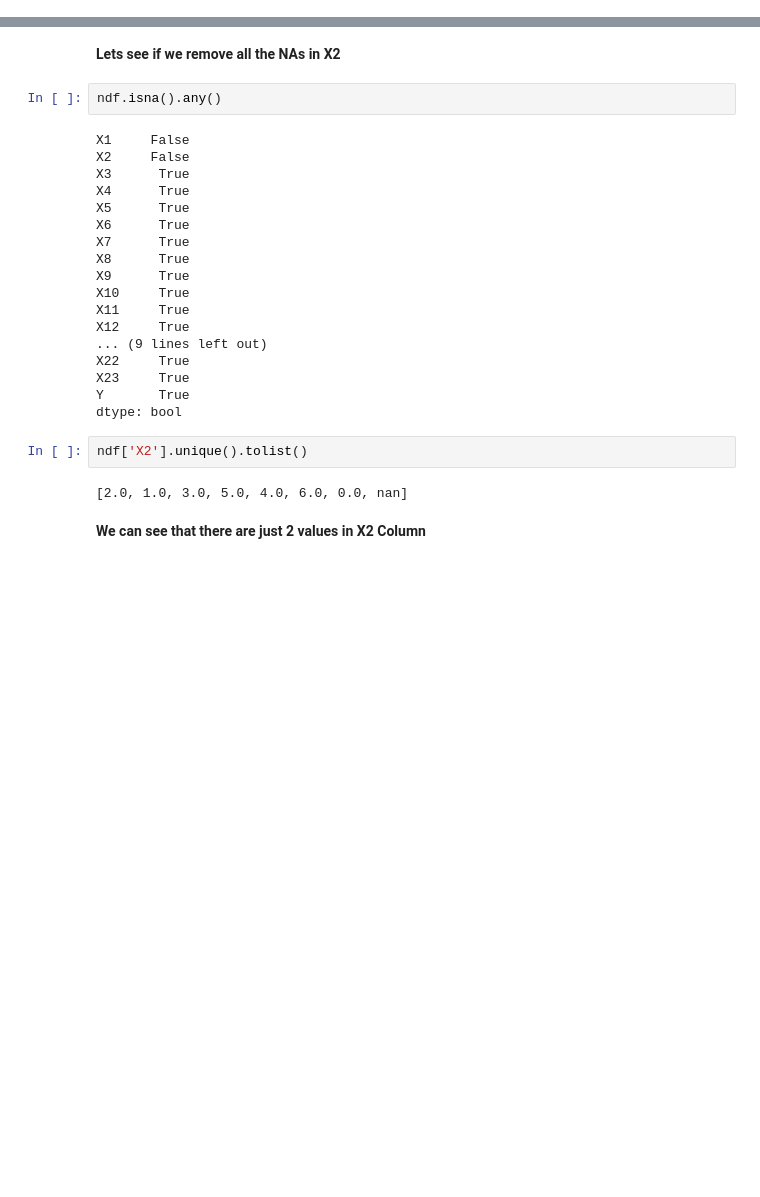
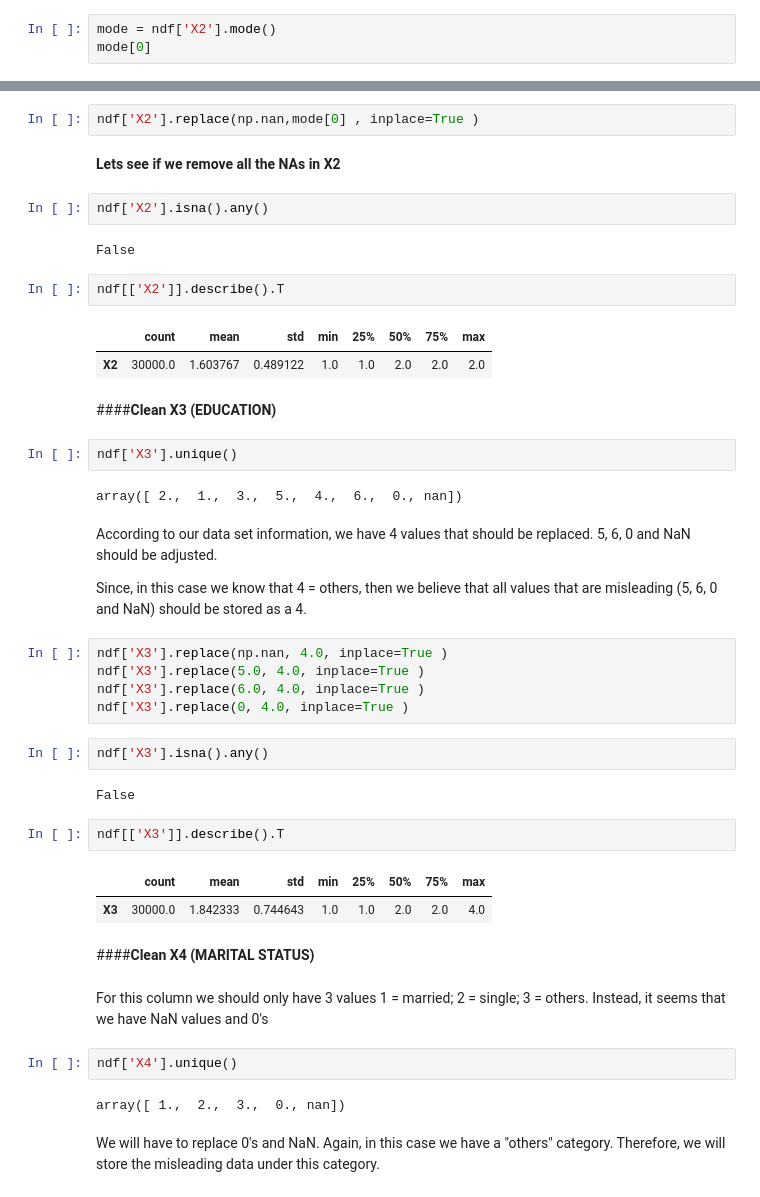
Before and after one commit to PosgradoMNA/actividades-de-aprendizaje-rafaelsangarcia, a Jupyter notebook: Semana6/Actividad/ Visualizacion_A01182780.ipynb, the cells around one changed output, grey strips where cells are left out. Cells and saved outputs as stored; diff of their text form; blank space fills up the shorter version.

```diff
--- a/Semana6/Actividad/ Visualizacion_A01182780.ipynb
+++ b/Semana6/Actividad/ Visualizacion_A01182780.ipynb
@@ -172,0 +173,3 @@ ndf[ndf['X2'].isna()]
+# %%
+mode = ndf['X2'].mode()
+mode[0]
@@ -173,28 +178,47 @@ ndf[ndf['X2'].isna()]
+# %%
+ndf['X2'].replace(np.nan,mode[0] , inplace=True )
 # %% [markdown]
 **Lets see if we remove all the NAs in X2**
 # %%
-ndf.isna().any()
+ndf['X2'].isna().any()
 # %% [output]
-X1     False
-X2     False
-X3      True
-X4      True
-X5      True
-X6      True
-X7      True
-X8      True
-X9      True
-X10     True
-X11     True
-X12     True
-... (9 lines left out)
-X22     True
-X23     True
-Y       True
-dtype: bool
+False
+# %%
+ndf[['X2']].describe().T
+# %% [output]
+|  | count | mean | std | min | 25% | 50% | 75% | max |
+| X2 | 30000.0 | 1.603767 | 0.489122 | 1.0 | 1.0 | 2.0 | 2.0 | 2.0 |
+# %% [markdown]
+####**Clean X3 (EDUCATION)**
 # %%
-ndf['X2'].unique().tolist()
+ndf['X3'].unique()
 # %% [output]
-[2.0, 1.0, 3.0, 5.0, 4.0, 6.0, 0.0, nan]
+array([ 2.,  1.,  3.,  5.,  4.,  6.,  0., nan])
-# %% [markdown]
-**We can see that there are just 2 values in X2 Column**
+# %% [markdown]
+According to our data set information, we have 4 values that should be replaced. 5, 6, 0 and NaN should be adjusted.
+
+Since, in this case we know that 4 = others, then we believe that all values that are misleading (5, 6, 0 and NaN) should be stored as a 4.
+# %%
+ndf['X3'].replace(np.nan, 4.0, inplace=True )
+ndf['X3'].replace(5.0, 4.0, inplace=True )
+ndf['X3'].replace(6.0, 4.0, inplace=True )
+ndf['X3'].replace(0, 4.0, inplace=True )
+# %%
+ndf['X3'].isna().any()
+# %% [output]
+False
+# %%
+ndf[['X3']].describe().T
+# %% [output]
+|  | count | mean | std | min | 25% | 50% | 75% | max |
+| X3 | 30000.0 | 1.842333 | 0.744643 | 1.0 | 1.0 | 2.0 | 2.0 | 4.0 |
+# %% [markdown]
+####**Clean X4 (MARITAL STATUS)**
+# %% [markdown]
+For this column we should only have 3 values 1 = married; 2 = single; 3 = others. Instead, it seems that we have NaN values and 0's
+# %%
+ndf['X4'].unique()
+# %% [output]
+array([ 1.,  2.,  3.,  0., nan])
+# %% [markdown]
+We will have to replace 0's and NaN. Again, in this case we have a "others" category. Therefore, we will store the misleading data under this category.
```
Also changed, not shown: parts of 59 cells of this notebook.
